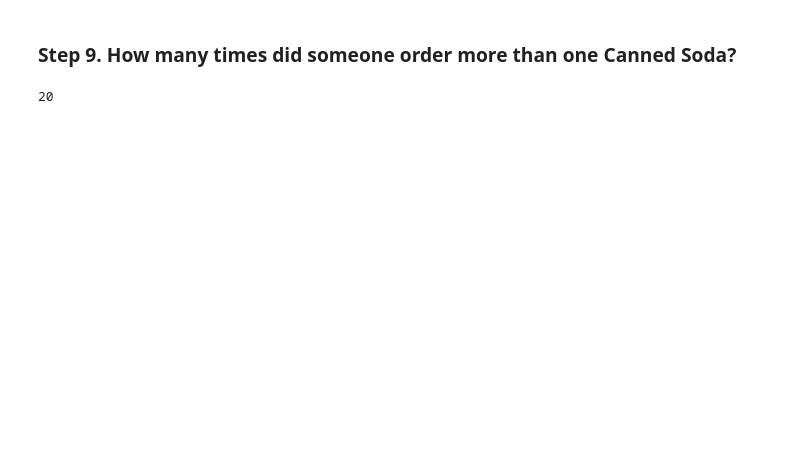
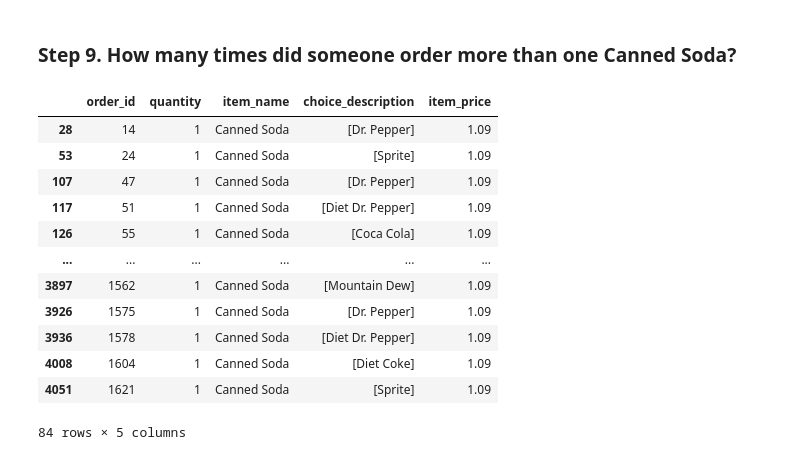
Before and after one commit to necessaryBQ/pandas_exercises, a Jupyter notebook: 02_Filtering_&_Sorting/Chipotle/Exercises.ipynb, the cells around one changed output. Drawn from its saved outputs; the diff is of its cells as text; code cells hidden in the pictures; blank space fills up the shorter version.

```diff
--- a/02_Filtering_&_Sorting/Chipotle/Exercises.ipynb
+++ b/02_Filtering_&_Sorting/Chipotle/Exercises.ipynb
@@ -101,4 +119,16 @@ csc = cs[cs.quantity>1]
-# %%
-len(csc)
-# %% [output]
-20
+# %%
+grp[grp.quantity==1]
+# %% [output]
+|  | order_id | quantity | item_name | choice_description | item_price |
+| 28 | 14 | 1 | Canned Soda | [Dr. Pepper] | 1.09 |
+| 53 | 24 | 1 | Canned Soda | [Sprite] | 1.09 |
+| 107 | 47 | 1 | Canned Soda | [Dr. Pepper] | 1.09 |
+| 117 | 51 | 1 | Canned Soda | [Diet Dr. Pepper] | 1.09 |
+| 126 | 55 | 1 | Canned Soda | [Coca Cola] | 1.09 |
+| ... | ... | ... | ... | ... | ... |
+| 3897 | 1562 | 1 | Canned Soda | [Mountain Dew] | 1.09 |
+| 3926 | 1575 | 1 | Canned Soda | [Dr. Pepper] | 1.09 |
+| 3936 | 1578 | 1 | Canned Soda | [Diet Dr. Pepper] | 1.09 |
+| 4008 | 1604 | 1 | Canned Soda | [Diet Coke] | 1.09 |
+| 4051 | 1621 | 1 | Canned Soda | [Sprite] | 1.09 |
+84 rows × 5 columns
```
Also changed, not shown: parts of 23 cells of this notebook, 10 other files.
